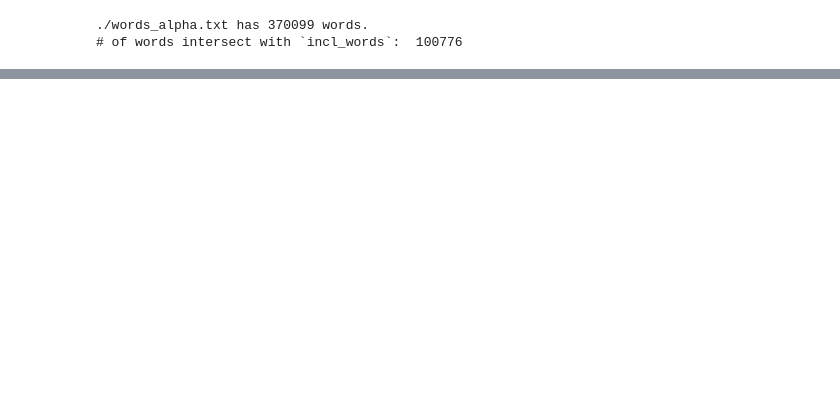
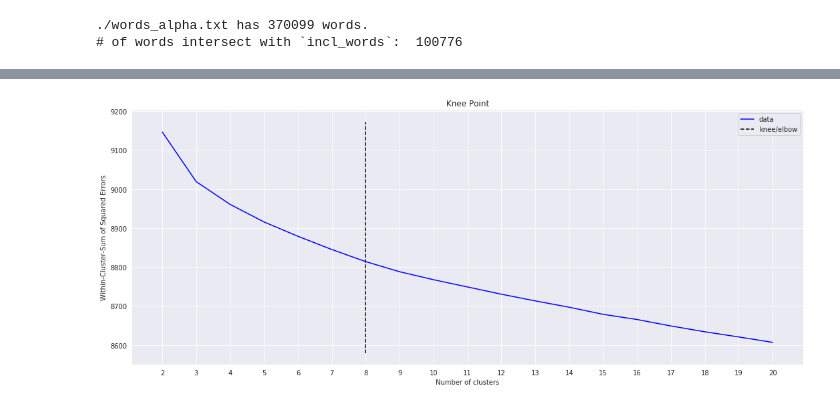
Before and after one commit to chris4540/language-engineering, a Jupyter notebook: yaraku/question1/word_clustering.ipynb, the cells around one changed output, grey strips where cells are left out. Cells and saved outputs as stored; diff of their text form; code cells hidden in the pictures; blank space fills up the shorter version.

```diff
--- a/yaraku/question1/word_clustering.ipynb
+++ b/yaraku/question1/word_clustering.ipynb
@@ -91 +104,10 @@ kneedle.plot_knee(figsize=(18, 7))
+# %%
+kneedle.plot_knee(figsize=figsize)
+plt.xlabel("Number of clusters")
+plt.ylabel("Within-Cluster-Sum of Squared Errors")
+x = list_k
+plt.xticks(np.arange(min(x), max(x)+1, 1))
+plt.show()
+# %% [output]
+[figure, added]
 # %%
```
Also changed, not shown: parts of 32 cells of this notebook, 2 other files.
